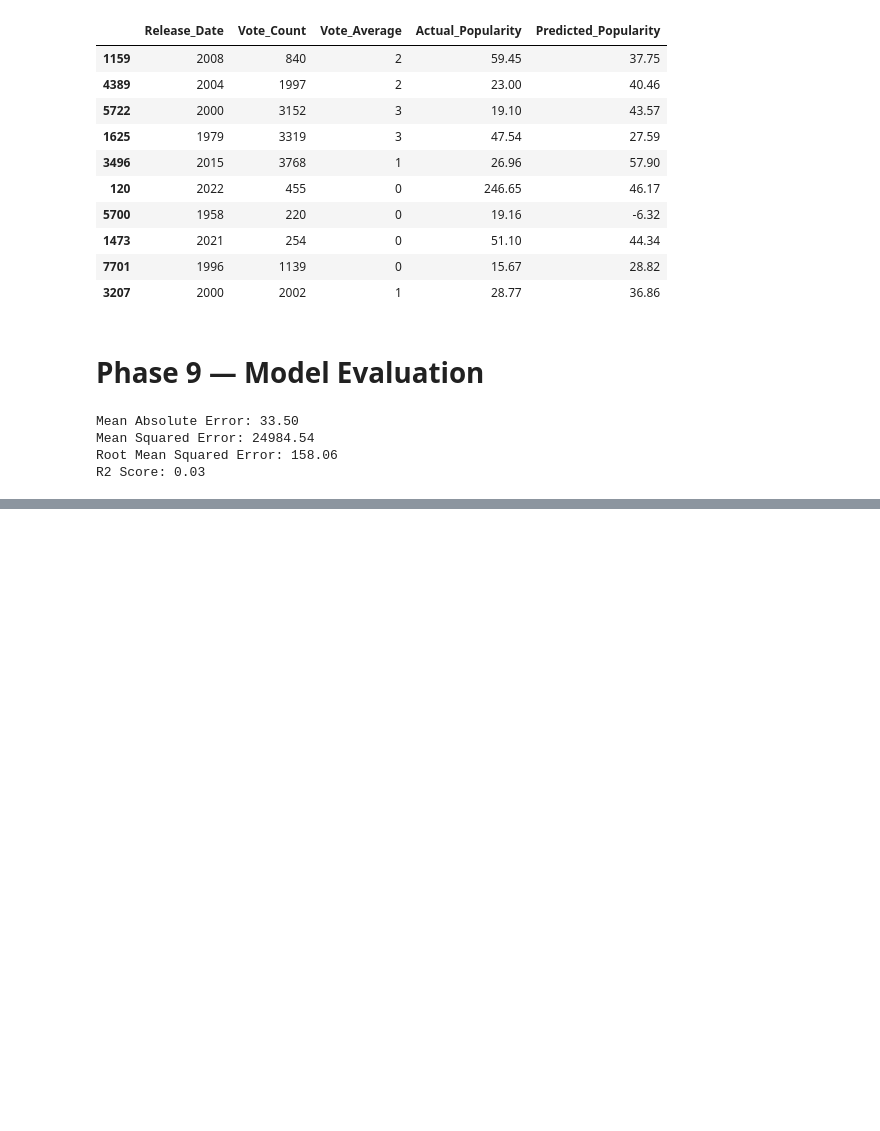
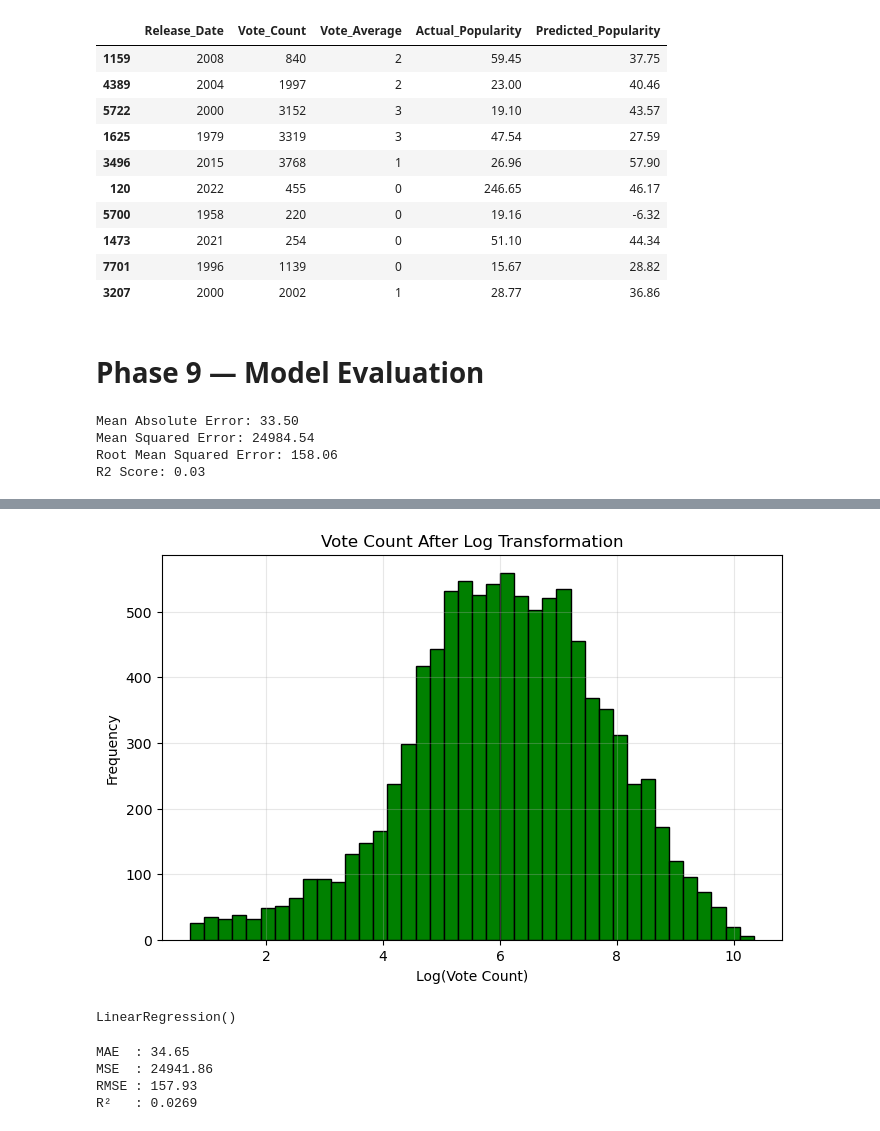
Before and after one commit to Deptator/data-science-projects, a Jupyter notebook: 01-Netflix-Data-Analysis/02-prediction-model.ipynb, the cells around one changed output, grey strips where cells are left out. Cells and saved outputs as stored; diff of their text form; code cells hidden in the pictures; blank space fills up the shorter version.

Commit message:
Experimented with different models

```diff
--- a/01-Netflix-Data-Analysis/02-prediction-model.ipynb
+++ b/01-Netflix-Data-Analysis/02-prediction-model.ipynb
@@ -419,0 +450,3 @@ R2 Score: 0.03
+# %%
+genre_encoded = df_ml_v2['Genre'].str.get_dummies(sep=', ')
+genre_encoded.head(10)
@@ -419,0 +465,6 @@ R2 Score: 0.03
+# %%
+df_ml_v2 = pd.concat([df_ml_v2, genre_encoded], axis=1)
+
+df_ml_v2 = df_ml_v2.drop(columns=['Genre'])
+
+df_ml_v2.head()
@@ -419,0 +489,8 @@ R2 Score: 0.03
+# %%
+from sklearn.preprocessing import LabelEncoder
+
+le_v2 = LabelEncoder()
+
+df_ml_v2['Vote_Average'] = le_v2.fit_transform(df_ml_v2['Vote_Average'])
+
+df_ml_v2.head()
@@ -419,0 +599,6 @@ R2 Score: 0.03
+# %%
+df_ml_v3 = df_ml_v2.copy()
+
+df_ml_v3['Vote_Count'] = np.log1p(df_ml_v3['Vote_Count'])
+
+df_ml_v3[['Vote_Count']].head()
@@ -419,0 +612,17 @@ R2 Score: 0.03
+# %%
+plt.figure(figsize=(8,5))
+
+plt.hist(df_ml_v3['Vote_Count'],
+         bins=40,
+         color='green',
+         edgecolor='black')
+
+plt.title("Vote Count After Log Transformation")
+plt.xlabel("Log(Vote Count)")
+plt.ylabel("Frequency")
+
+plt.grid(alpha=0.3)
+
+plt.show()
+# %% [output]
+[figure, added]
@@ -419,0 +641,7 @@ R2 Score: 0.03
+# %%
+from sklearn.linear_model import LinearRegression
+
+model_v3 = LinearRegression()
+model_v3.fit(X_train_v3, y_train_v3)
+# %% [output]
+LinearRegression()
@@ -419,0 +650,18 @@ R2 Score: 0.03
+# %%
+from sklearn.metrics import mean_absolute_error, mean_squared_error, r2_score
+import numpy as np
+
+mae_v3 = mean_absolute_error(y_test_v3, y_pred_v3)
+mse_v3 = mean_squared_error(y_test_v3, y_pred_v3)
+rmse_v3 = np.sqrt(mse_v3)
+r2_v3 = r2_score(y_test_v3, y_pred_v3)
+
+print(f"MAE  : {mae_v3:.2f}")
+print(f"MSE  : {mse_v3:.2f}")
+print(f"RMSE : {rmse_v3:.2f}")
+print(f"R²   : {r2_v3:.4f}")
+# %% [output]
+MAE  : 34.65
+MSE  : 24941.86
+RMSE : 157.93
+R²   : 0.0269
```
Also changed, not shown: parts of 30 cells of this notebook.
